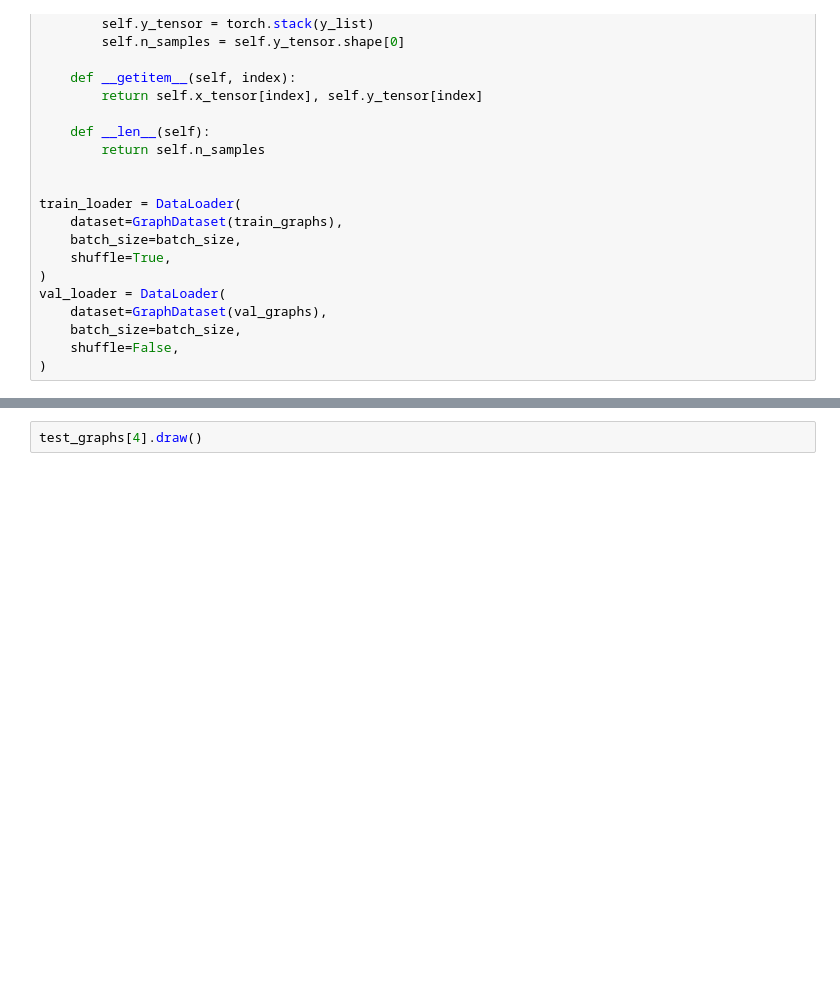
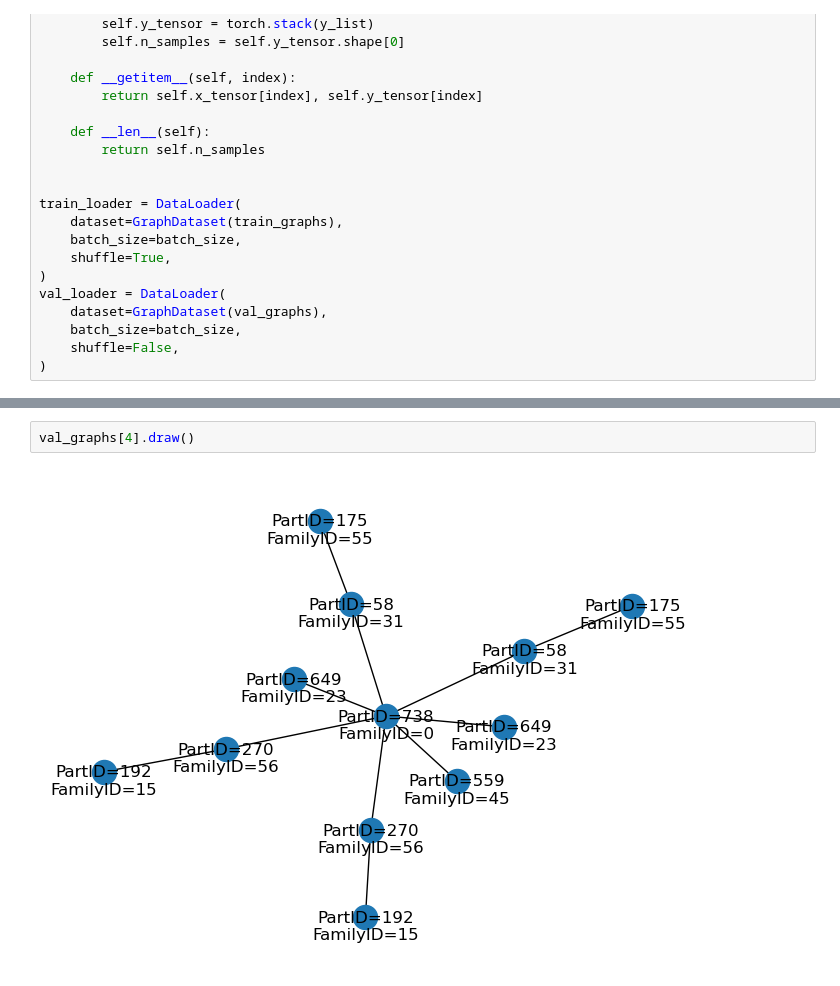
Before and after one commit to grashei/ai-project, a Jupyter notebook: neighbour_prediction_ffn.ipynb, the cells around one changed output, grey strips where cells are left out. Cells and saved outputs as stored; diff of their text form; blank space fills up the shorter version.

```diff
--- a/neighbour_prediction_ffn.ipynb
+++ b/neighbour_prediction_ffn.ipynb
@@ -264,4 +269,6 @@ Execution time: 180.92s
 # %%
-test_graphs[4].draw()
+val_graphs[4].draw()
+# %% [output]
+[figure, added]
 # %%
 cpu_model = model.cpu()
```
Also changed, not shown: parts of 5 cells of this notebook.
